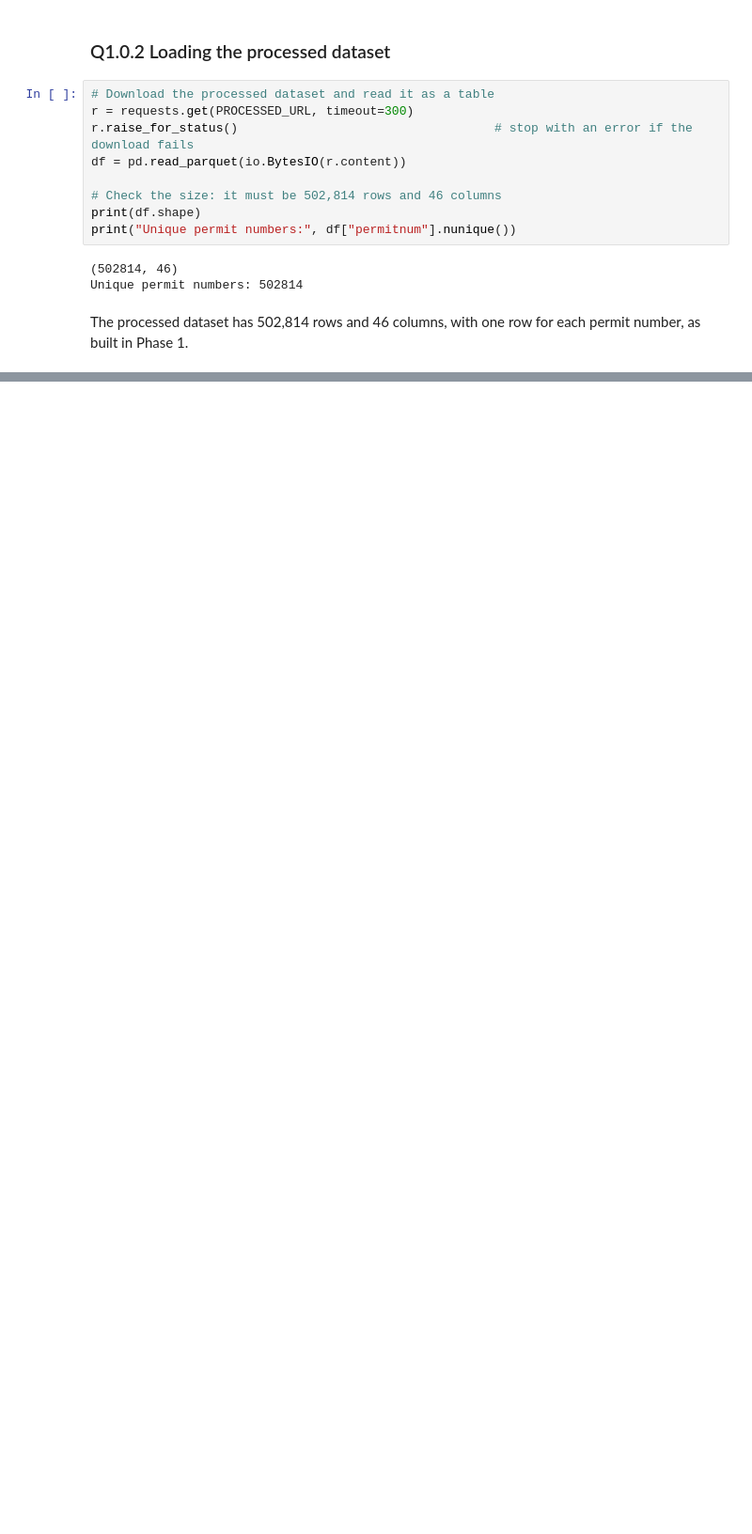
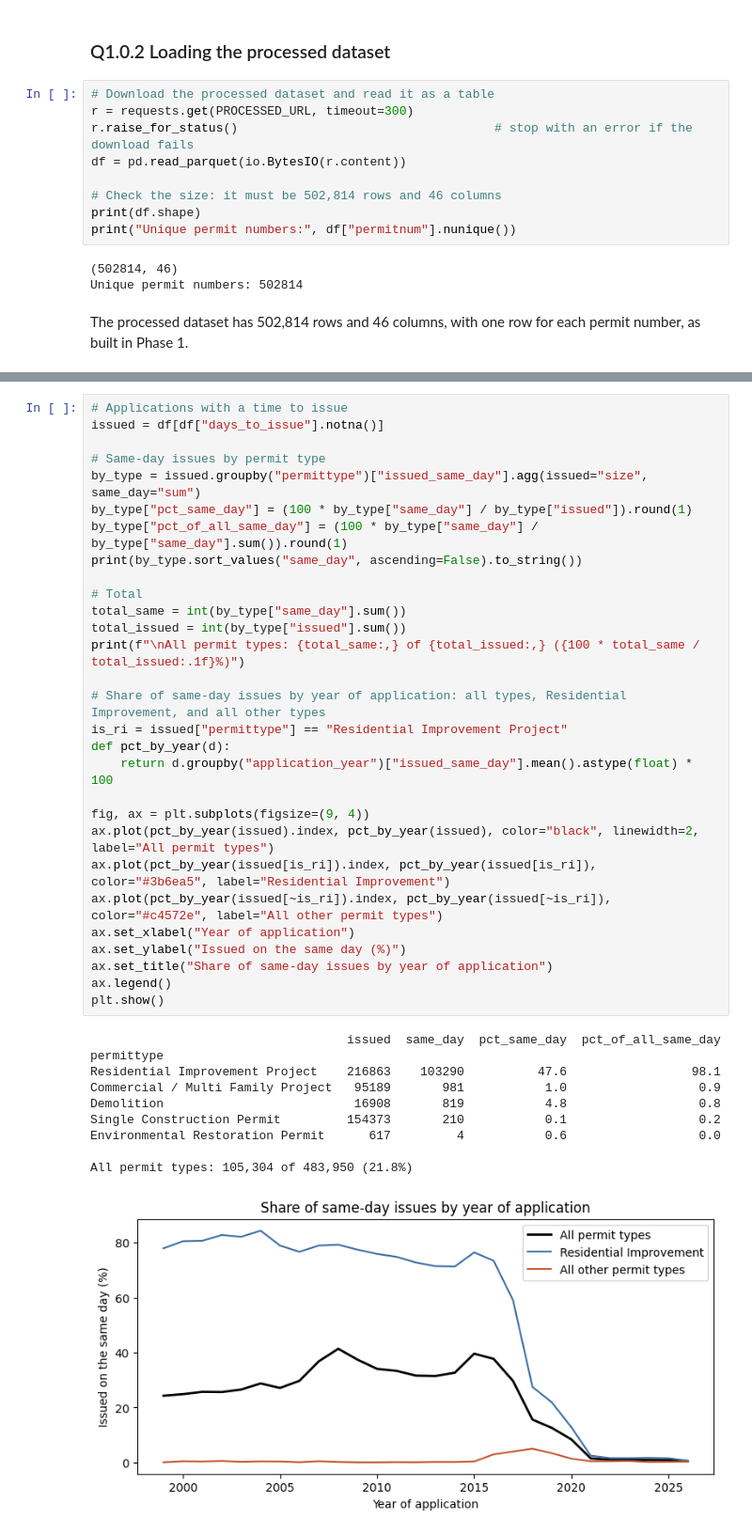
Before and after one commit to Emelygabrielaa/calgary-building-permits-eda, a Jupyter notebook: notebooks/02_q1_processing_time.ipynb, the cells around one changed output, grey strips where cells are left out. Shown at 94% size. Saved outputs shown, nothing was run; the diff lists cells and outputs as text; blank space fills up the shorter version.

```diff
--- a/notebooks/02_q1_processing_time.ipynb
+++ b/notebooks/02_q1_processing_time.ipynb
@@ -101,0 +271,40 @@ The processed dataset has 502,814 rows and 46 columns, with one row for each per
+# %%
+# Applications with a time to issue
+issued = df[df["days_to_issue"].notna()]
+
+# Same-day issues by permit type
+by_type = issued.groupby("permittype")["issued_same_day"].agg(issued="size", same_day="sum")
+by_type["pct_same_day"] = (100 * by_type["same_day"] / by_type["issued"]).round(1)
+by_type["pct_of_all_same_day"] = (100 * by_type["same_day"] / by_type["same_day"].sum()).round(1)
+print(by_type.sort_values("same_day", ascending=False).to_string())
+
+# Total
+total_same = int(by_type["same_day"].sum())
+total_issued = int(by_type["issued"].sum())
+print(f"\nAll permit types: {total_same:,} of {total_issued:,} ({100 * total_same / total_issued:.1f}%)")
+
+# Share of same-day issues by year of application: all types, Residential Improvement, and all other types
+is_ri = issued["permittype"] == "Residential Improvement Project"
+def pct_by_year(d):
+    return d.groupby("application_year")["issued_same_day"].mean().astype(float) * 100
+
+fig, ax = plt.subplots(figsize=(9, 4))
+ax.plot(pct_by_year(issued).index, pct_by_year(issued), color="black", linewidth=2, label="All permit types")
+ax.plot(pct_by_year(issued[is_ri]).index, pct_by_year(issued[is_ri]), color="#3b6ea5", label="Residential Improvement")
+ax.plot(pct_by_year(issued[~is_ri]).index, pct_by_year(issued[~is_ri]), color="#c4572e", label="All other permit types")
+ax.set_xlabel("Year of application")
+ax.set_ylabel("Issued on the same day (%)")
+ax.set_title("Share of same-day issues by year of application")
+ax.legend()
+plt.show()
+# %% [output]
+                                   issued  same_day  pct_same_day  pct_of_all_same_day
+permittype
+Residential Improvement Project    216863    103290          47.6                 98.1
+Commercial / Multi Family Project   95189       981           1.0                  0.9
+Demolition                          16908       819           4.8                  0.8
+Single Construction Permit         154373       210           0.1                  0.2
+Environmental Restoration Permit      617         4           0.6                  0.0
+
+All permit types: 105,304 of 483,950 (21.8%)
+[figure, added]
```
Also changed, not shown: parts of 74 cells of this notebook.
